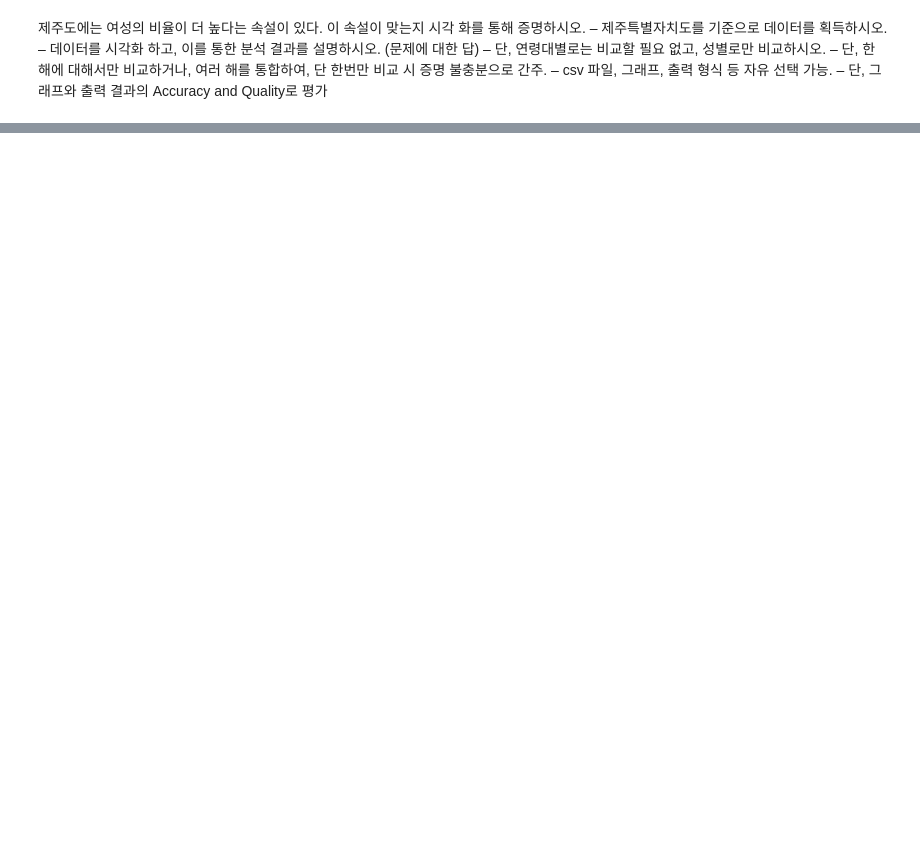
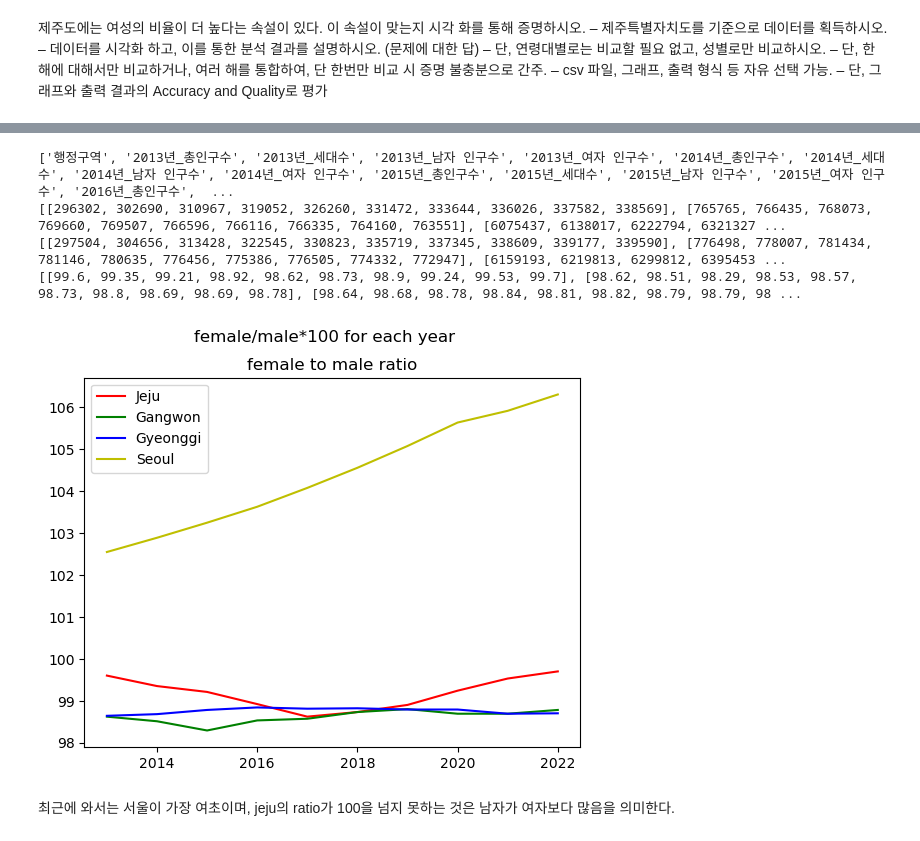
Before and after one commit to Spstars/HW6_your_initial, a Jupyter notebook: q3/q3.ipynb, the cells around one changed output, grey strips where cells are left out. Drawn from its saved outputs; the diff is of its cells as text; code cells hidden in the pictures; blank space fills up the shorter version.

```diff
--- a/q3/q3.ipynb
+++ b/q3/q3.ipynb
@@ -54,0 +11,53 @@ Average Maximun Temperature : 18.05 Celsius
+# %%
+import csv
+import matplotlib.pyplot as plt
+
+def main():
+#need to be changed
+    file="q3.csv"
+    f=open(file,'r',encoding='cp949')
+    data=csv.reader(f,delimiter=",")
+
+    head=next(data)
+    print(head)
+    #제주, 강원, 경기, 서울
+    population_female=[[],[],[],[]]
+    population_male=[[],[],[],[]]
+    population_rate=[[],[],[],[]]
+    #행정구역,pass,pass,남,녀,pass,pass,남,녀
+    #첫번째항 4, 등차 4 (남자) 첫번째항 5, 등차 4 (여자)
+    for idx,d in enumerate(data):
+        for i in range(10):
+            female=int(d[4+i*4].replace(",",""))
+            male=int(d[3+i*4].replace(",",""))
+            population_female[idx].append(female)
+            population_male[idx].append(male)
+            population_rate[idx].append(round(female/male*100,2))
+
+
+    f.close()
+    print(population_female)
+    print(population_male)
+    print(population_rate)
+
+    plt.suptitle("female/male*100 for each year")
+    plt.title("female to male ratio")
+    plt.plot(range(2013,2023),population_rate[0],"r",label="Jeju")
+    plt.plot(range(2013,2023),population_rate[1],'g',label= "Gangwon")
+    plt.plot(range(2013,2023),population_rate[2],'b',label= "Gyeonggi")
+    plt.plot(range(2013,2023),population_rate[3],'y',label ="Seoul")
+    plt.legend()
+    plt.show()
+
+    # print(len(temperature),len(low_tem),len(high_tem),)
+
+if __name__ == "__main__":
+    main()
+# %% [output]
+['행정구역', '2013년_총인구수', '2013년_세대수', '2013년_남자 인구수', '2013년_여자 인구수', '2014년_총인구수', '2014년_세대수', '2014년_남자 인구수', '2014년_여자 인구수', '2015년_총인구수', '2015년_세대수', '2015년_남자 인구수', '2015년_여자 인구수', '2016년_총인구수',  ...
+[[296302, 302690, 310967, 319052, 326260, 331472, 333644, 336026, 337582, 338569], [765765, 766435, 768073, 769660, 769507, 766596, 766116, 766335, 764160, 763551], [6075437, 6138017, 6222794, 6321327 ...
+[[297504, 304656, 313428, 322545, 330823, 335719, 337345, 338609, 339177, 339590], [776498, 778007, 781434, 781146, 780635, 776456, 775386, 776505, 774332, 772947], [6159193, 6219813, 6299812, 6395453 ...
+[[99.6, 99.35, 99.21, 98.92, 98.62, 98.73, 98.9, 99.24, 99.53, 99.7], [98.62, 98.51, 98.29, 98.53, 98.57, 98.73, 98.8, 98.69, 98.69, 98.78], [98.64, 98.68, 98.78, 98.84, 98.81, 98.82, 98.79, 98.79, 98 ...
+[figure, added]
+# %% [markdown]
+최근에 와서는 서울이 가장 여초이며, jeju의 ratio가 100을 넘지 못하는 것은 남자가 여자보다 많음을 의미한다.
```
Also changed, not shown: parts of 1 cell of this notebook.
